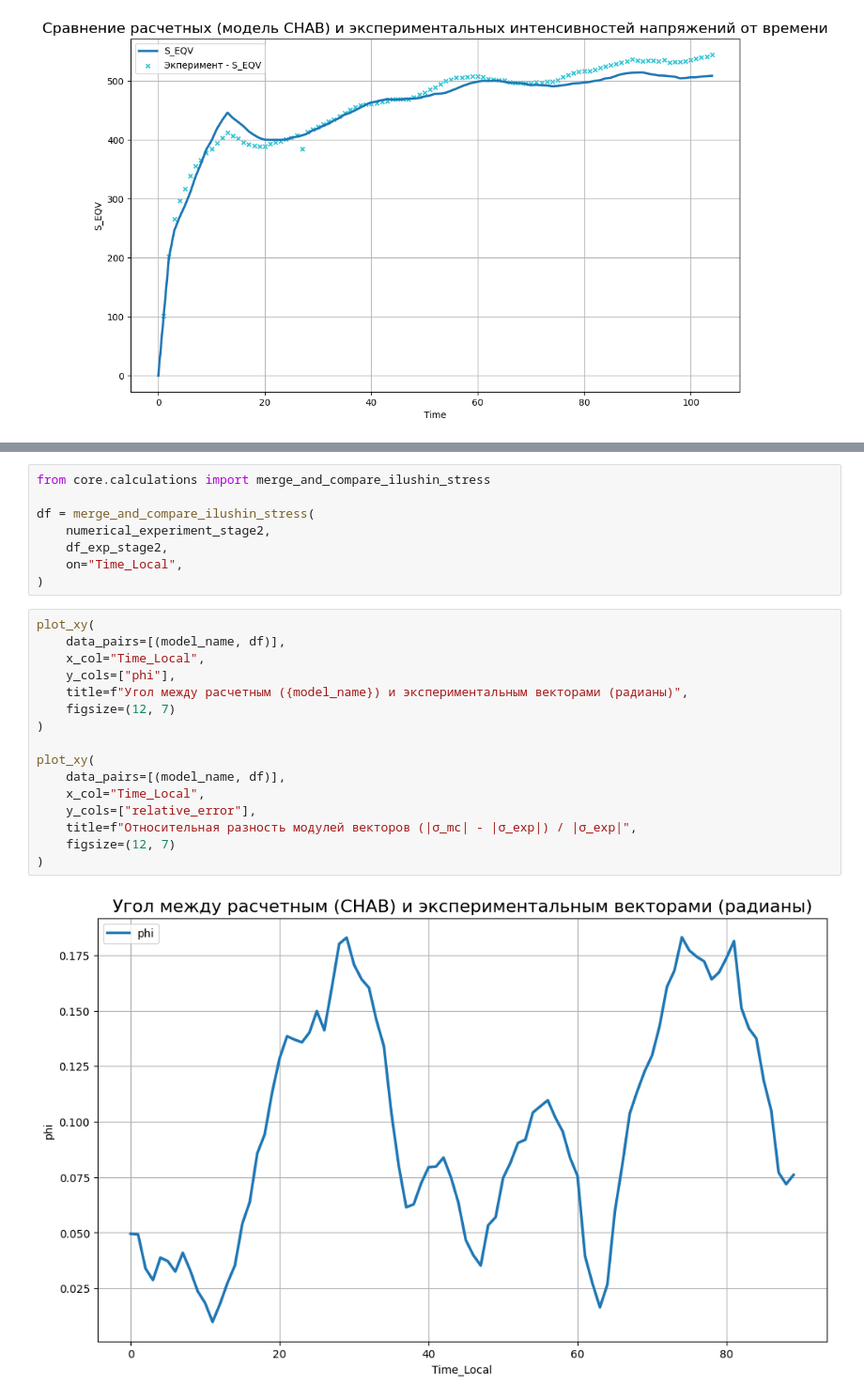
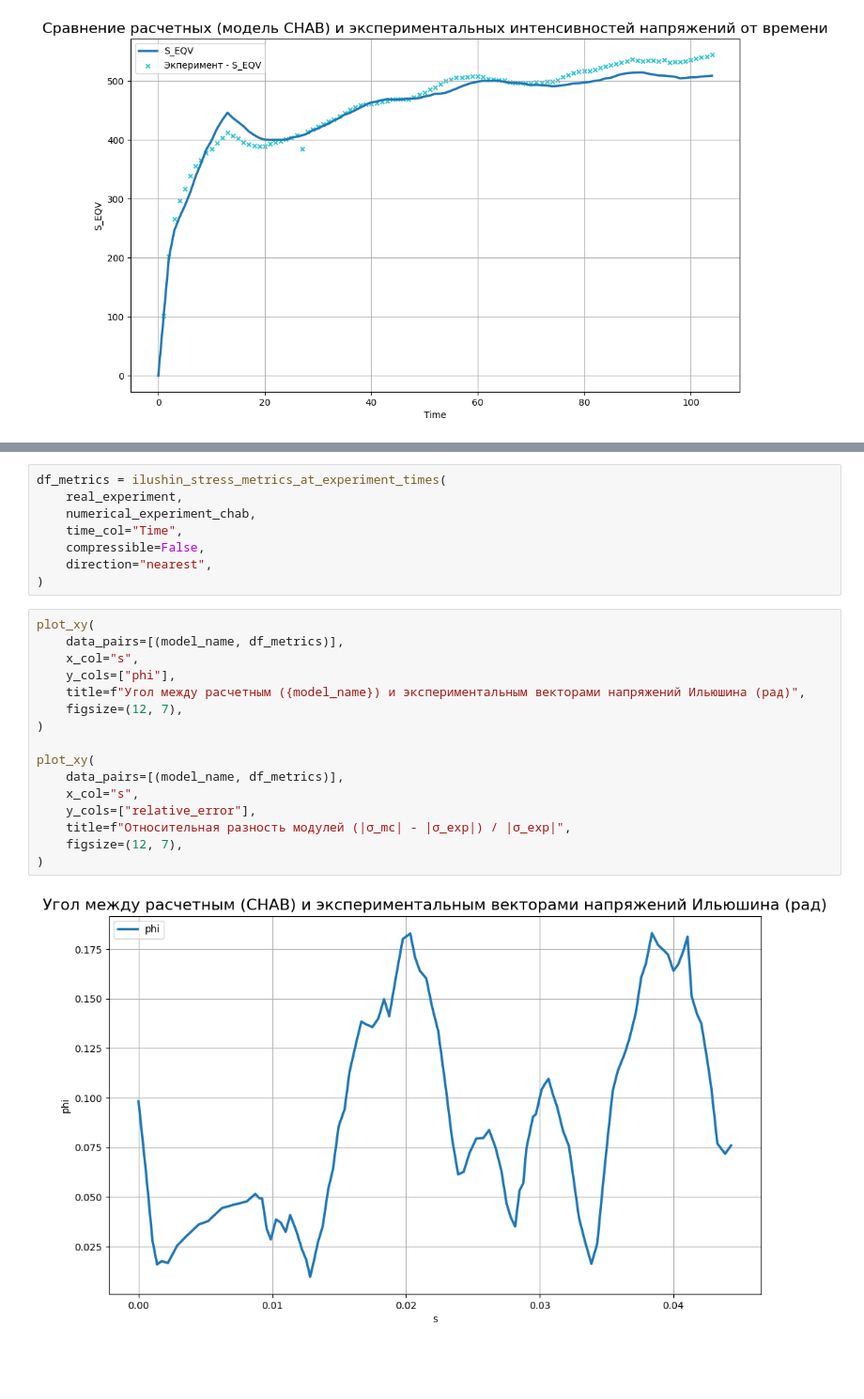
Before and after one commit to ArtemDos/complex_deformations, a Jupyter notebook: P29/experimental_vint/chab.ipynb, the cells around one changed output, grey strips where cells are left out. Shown at 94% size. Drawn from its saved outputs; the diff is of its cells as text; blank space fills up the shorter version.

```diff
--- a/P29/experimental_vint/chab.ipynb
+++ b/P29/experimental_vint/chab.ipynb
@@ -147,26 +162,26 @@ plot_xy([
-# %%
-from core.calculations import merge_and_compare_ilushin_stress
-
-df = merge_and_compare_ilushin_stress(
-    numerical_experiment_stage2,
-    df_exp_stage2,
-    on="Time_Local",
-)
+# %%
+df_metrics = ilushin_stress_metrics_at_experiment_times(
+    real_experiment,
+    numerical_experiment_chab,
+    time_col="Time",
+    compressible=False,
+    direction="nearest",
+)
 # %%
 plot_xy(
-    data_pairs=[(model_name, df)],
-    x_col="Time_Local",
+    data_pairs=[(model_name, df_metrics)],
+    x_col="s",
     y_cols=["phi"],
-    title=f"Угол между расчетным ({model_name}) и экспериментальным векторами (радианы)",
-    figsize=(12, 7)
+    title=f"Угол между расчетным ({model_name}) и экспериментальным векторами напряжений Ильюшина (рад)",
+    figsize=(12, 7),
 )
 
 plot_xy(
-    data_pairs=[(model_name, df)],
-    x_col="Time_Local",
+    data_pairs=[(model_name, df_metrics)],
+    x_col="s",
     y_cols=["relative_error"],
-    title=f"Относительная разность модулей векторов (|σ_mc| - |σ_exp|) / |σ_exp|",
-    figsize=(12, 7)
+    title=f"Относительная разность модулей (|σ_mc| - |σ_exp|) / |σ_exp|",
+    figsize=(12, 7),
 )
 # %% [output]
-[figure, old version]
+[figure, new version]
```
Also changed, not shown: parts of 29 cells of this notebook, 2 other files.
